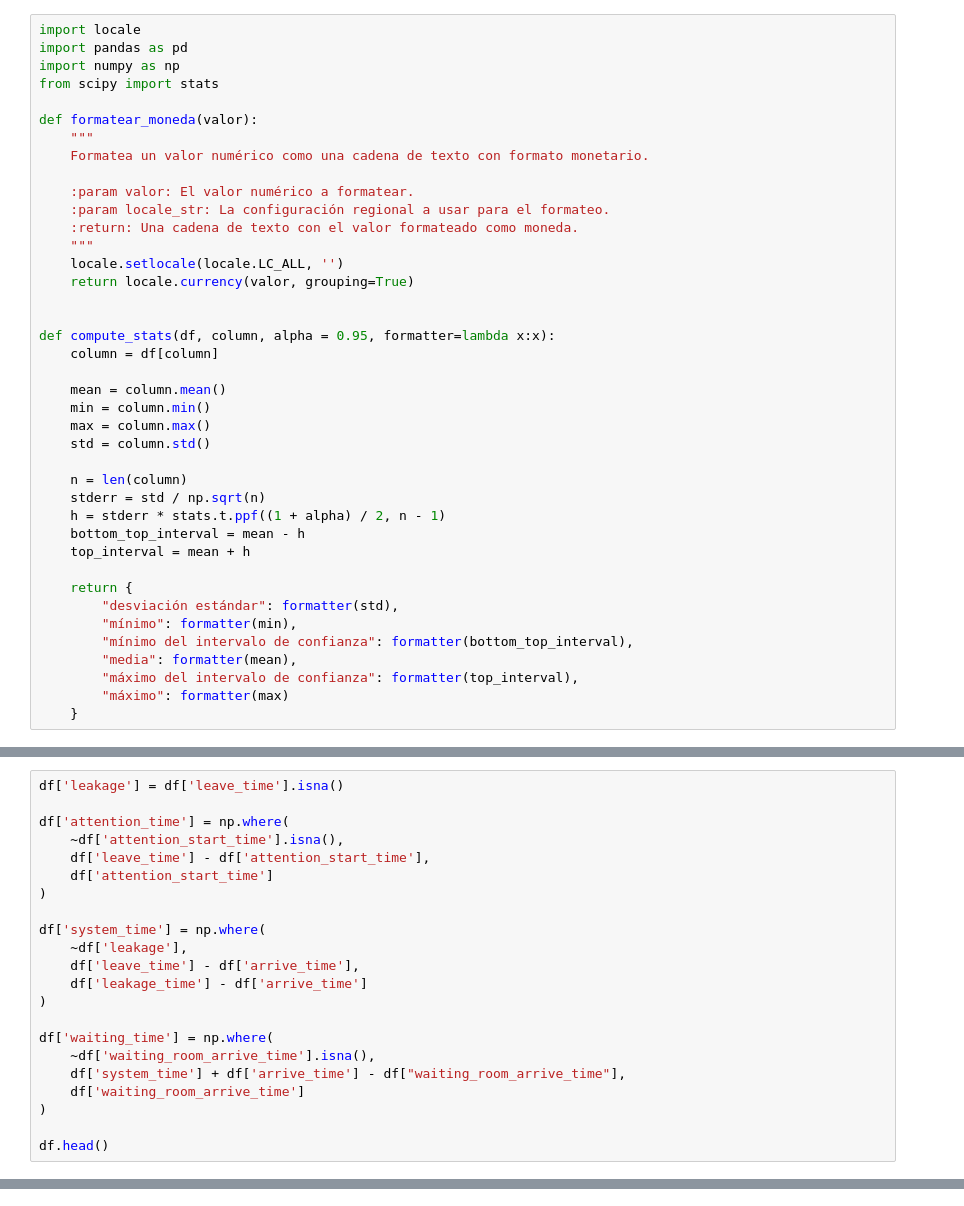
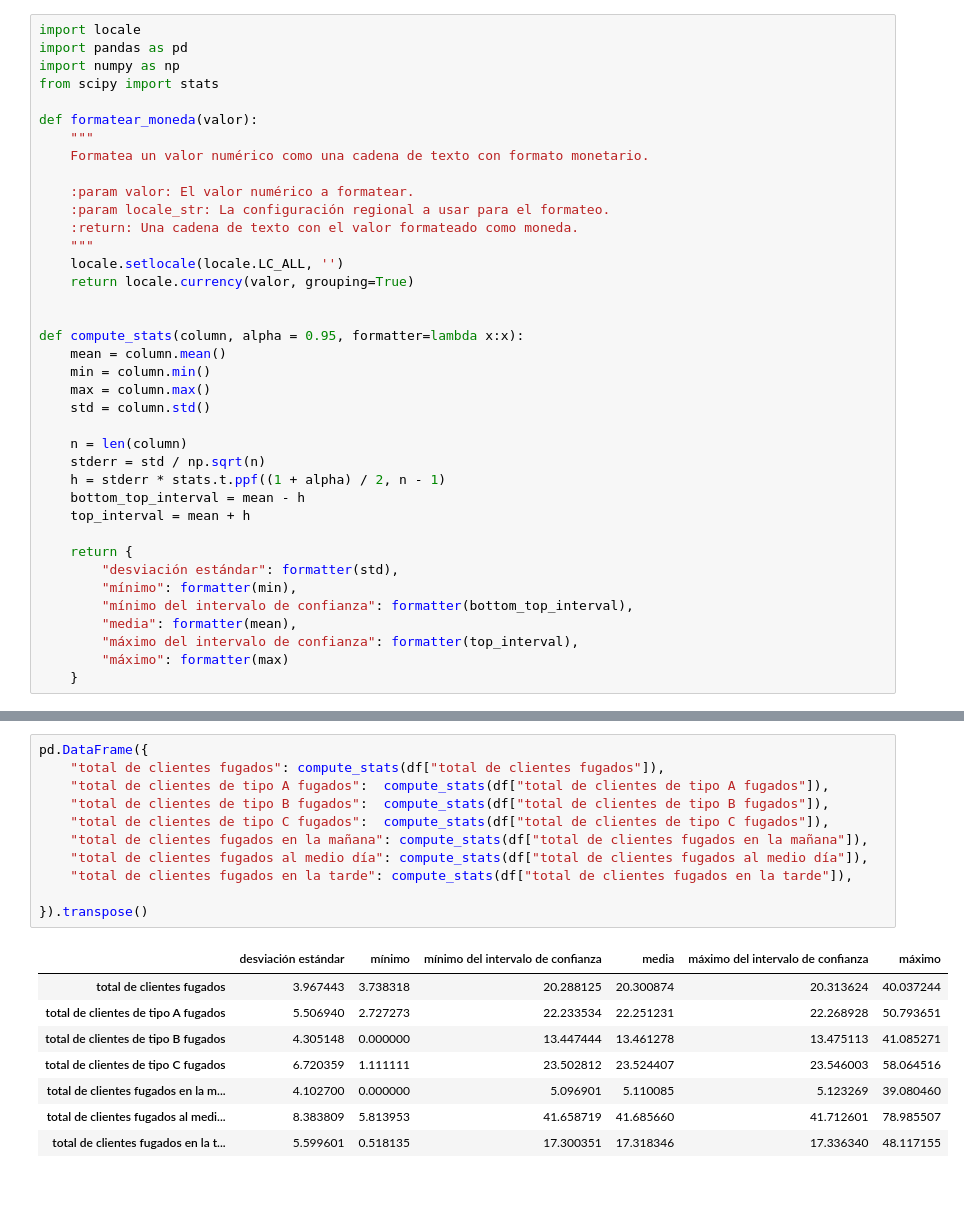
Before and after one commit to mia-uc/waiting-list-simulation, a Jupyter notebook: notebooks/results.ipynb, the cells around one changed output, grey strips where cells are left out. Drawn from its saved outputs; the diff is of its cells as text.

```diff
--- a/notebooks/results.ipynb
+++ b/notebooks/results.ipynb
@@ -16,9 +16,7 @@ def formatear_moneda(valor):
     return locale.currency(valor, grouping=True)
 
 
-def compute_stats(df, column, alpha = 0.95, formatter=lambda x:x):
-    column = df[column]
-
+def compute_stats(column, alpha = 0.95, formatter=lambda x:x):
     mean = column.mean()
     min = column.min()
     max = column.max()
@@ -51,22 +49,0 @@ df.head()
-# %%
-df['leakage'] = df['leave_time'].isna()
-
-df['attention_time'] = np.where(
-    ~df['attention_start_time'].isna(),
-    df['leave_time'] - df['attention_start_time'],
-    df['attention_start_time']
-)
-
-df['system_time'] = np.where(
-    ~df['leakage'],
-    df['leave_time'] - df['arrive_time'],
-    df['leakage_time'] - df['arrive_time']
-)
-
-df['waiting_time'] = np.where(
-    ~df['waiting_room_arrive_time'].isna(),
-    df['system_time'] + df['arrive_time'] - df["waiting_room_arrive_time"],
-    df['waiting_room_arrive_time']
-)
-
-df.head()
@@ -422,0 +70,20 @@ pd.DataFrame({
+# %%
+pd.DataFrame({
+    "total de clientes fugados": compute_stats(df["total de clientes fugados"]),
+    "total de clientes de tipo A fugados":  compute_stats(df["total de clientes de tipo A fugados"]),
+    "total de clientes de tipo B fugados":  compute_stats(df["total de clientes de tipo B fugados"]),
+    "total de clientes de tipo C fugados":  compute_stats(df["total de clientes de tipo C fugados"]),
+    "total de clientes fugados en la mañana": compute_stats(df["total de clientes fugados en la mañana"]),
+    "total de clientes fugados al medio día": compute_stats(df["total de clientes fugados al medio día"]),
+    "total de clientes fugados en la tarde": compute_stats(df["total de clientes fugados en la tarde"]),
+
+}).transpose()
+# %% [output]
+|  | desviación estándar | mínimo | mínimo del intervalo de confianza | media | máximo del intervalo de confianza | máximo |
+| total de clientes fugados | 3.967443 | 3.738318 | 20.288125 | 20.300874 | 20.313624 | 40.037244 |
+| total de clientes de tipo A fugados | 5.506940 | 2.727273 | 22.233534 | 22.251231 | 22.268928 | 50.793651 |
+| total de clientes de tipo B fugados | 4.305148 | 0.000000 | 13.447444 | 13.461278 | 13.475113 | 41.085271 |
+| total de clientes de tipo C fugados | 6.720359 | 1.111111 | 23.502812 | 23.524407 | 23.546003 | 58.064516 |
+| total de clientes fugados en la m... | 4.102700 | 0.000000 | 5.096901 | 5.110085 | 5.123269 | 39.080460 |
+| total de clientes fugados al medi... | 8.383809 | 5.813953 | 41.658719 | 41.685660 | 41.712601 | 78.985507 |
+| total de clientes fugados en la t... | 5.599601 | 0.518135 | 17.300351 | 17.318346 | 17.336340 | 48.117155 |
```
Also changed, not shown: parts of 33 cells of this notebook, 17 other files.
